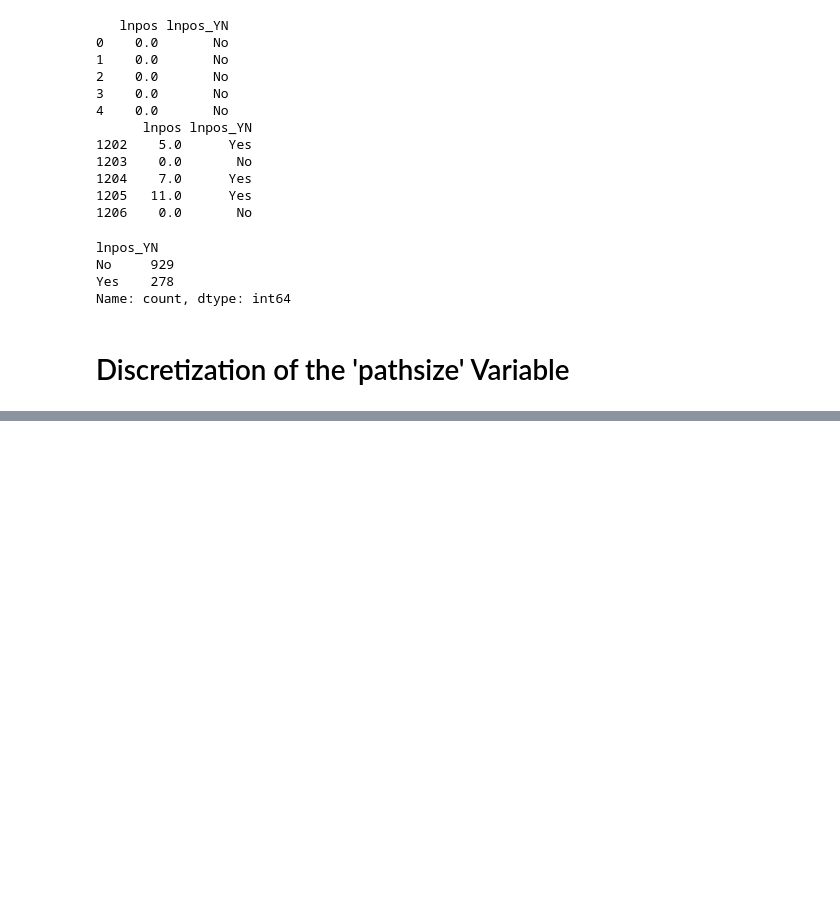
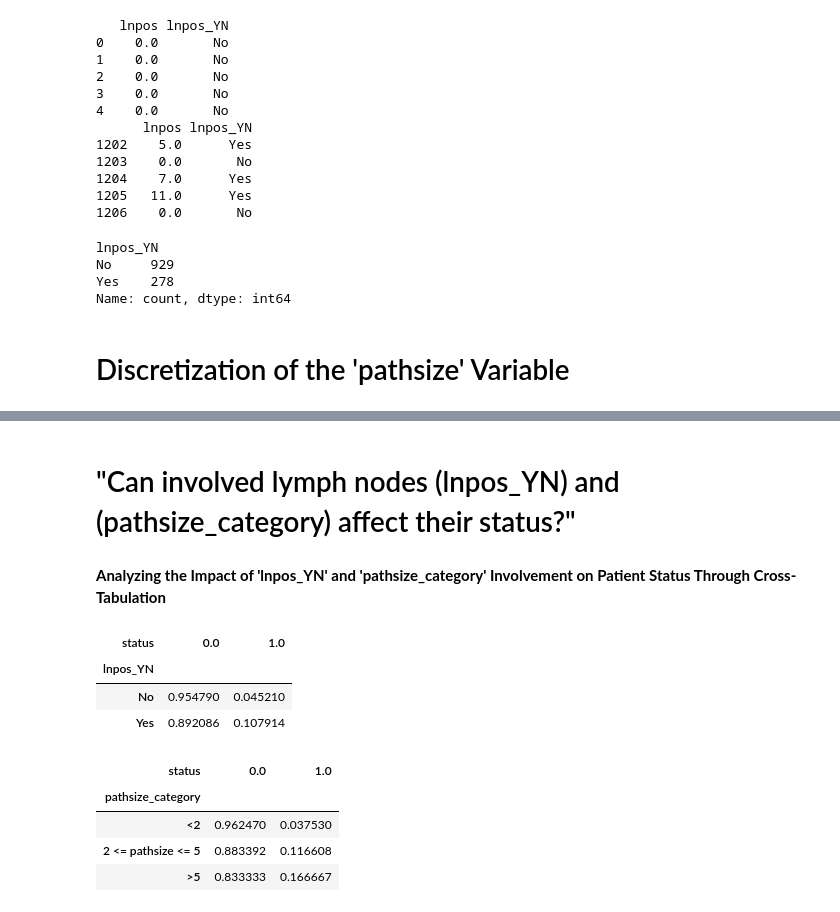
Before and after one commit to Sara9595/Kaggle, a Jupyter notebook: descriptive-statistics-on-breast-cancer-data.ipynb, the cells around one changed output, grey strips where cells are left out. Cells and saved outputs as stored; diff of their text form; code cells hidden in the pictures; blank space fills up the shorter version.

Commit message:
Kaggle Notebook | ❇️Descriptive Statistics on Breast Cancer Data 🎗 | Version 12

```diff
--- a/descriptive-statistics-on-breast-cancer-data.ipynb
+++ b/descriptive-statistics-on-breast-cancer-data.ipynb
@@ -352,0 +391,29 @@ print(df[['pathsize', 'pathsize_category']].head())
+# %% [markdown]
+# "Can involved lymph nodes (lnpos_YN) and (pathsize_category) affect their status?"
+# %% [markdown]
+**Analyzing the Impact of 'lnpos_YN' and 'pathsize_category' Involvement on Patient Status Through Cross-Tabulation**
+# %%
+import pandas as pd
+
+# Assuming df is your DataFrame loaded with the data
+
+# Create a cross-tabulation of the 'lnpos_YN' and 'status' columns
+cross_tab = pd.crosstab(df['lnpos_YN'], df['status'] , normalize='index')
+
+
+# Print the cross-tabulation table
+cross_tab
+# %% [output]
+| status | 0.0 | 1.0 |
+| lnpos_YN |  |  |
+| No | 0.954790 | 0.045210 |
+| Yes | 0.892086 | 0.107914 |
+# %%
+cross_tab = pd.crosstab(df['pathsize_category'], df['status'], normalize='index')
+cross_tab
+# %% [output]
+| status | 0.0 | 1.0 |
+| pathsize_category |  |  |
+| <2 | 0.962470 | 0.037530 |
+| 2 <= pathsize <= 5 | 0.883392 | 0.116608 |
+| >5 | 0.833333 | 0.166667 |
```
Also changed, not shown: parts of 3 cells of this notebook.
